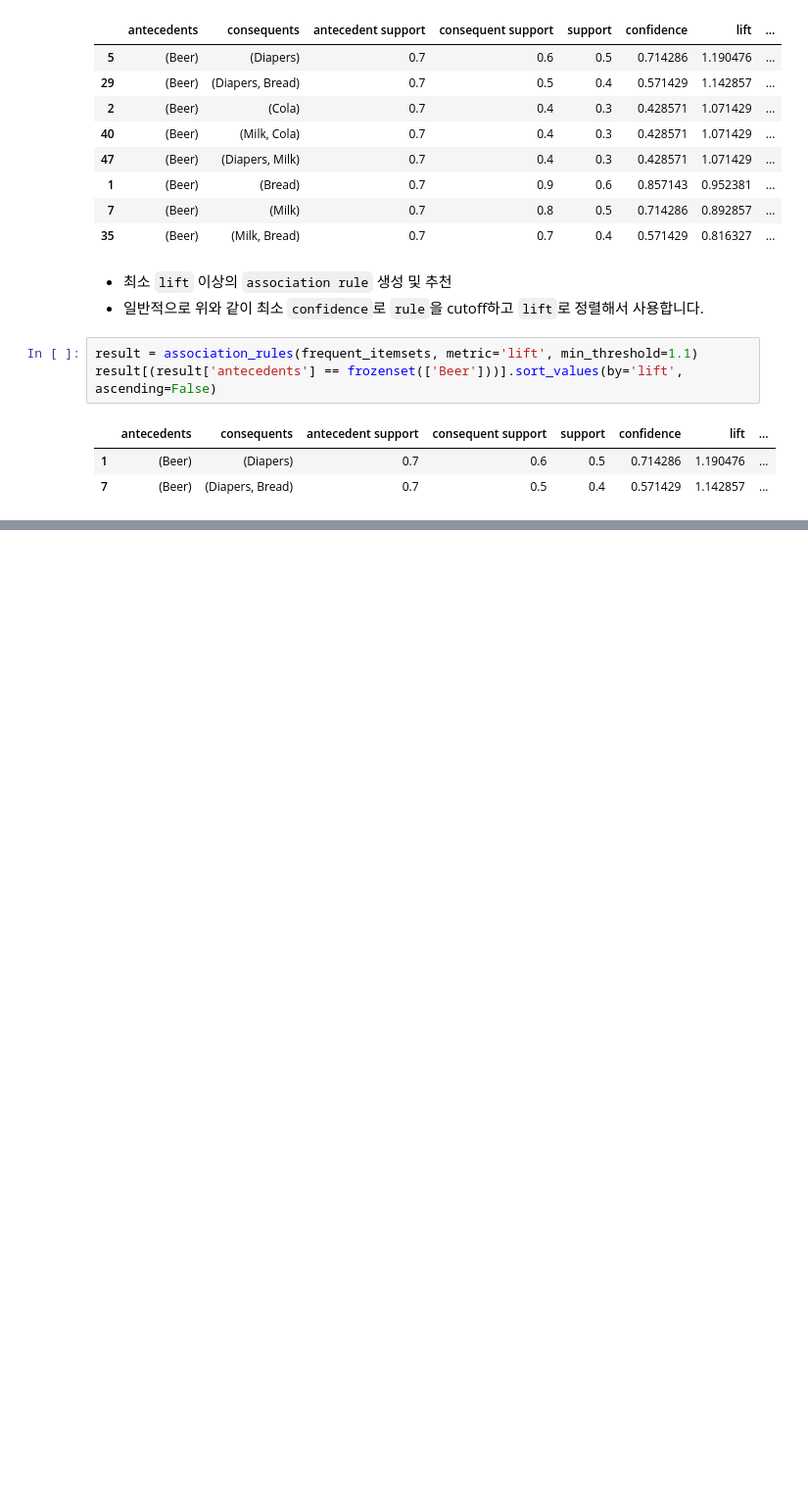
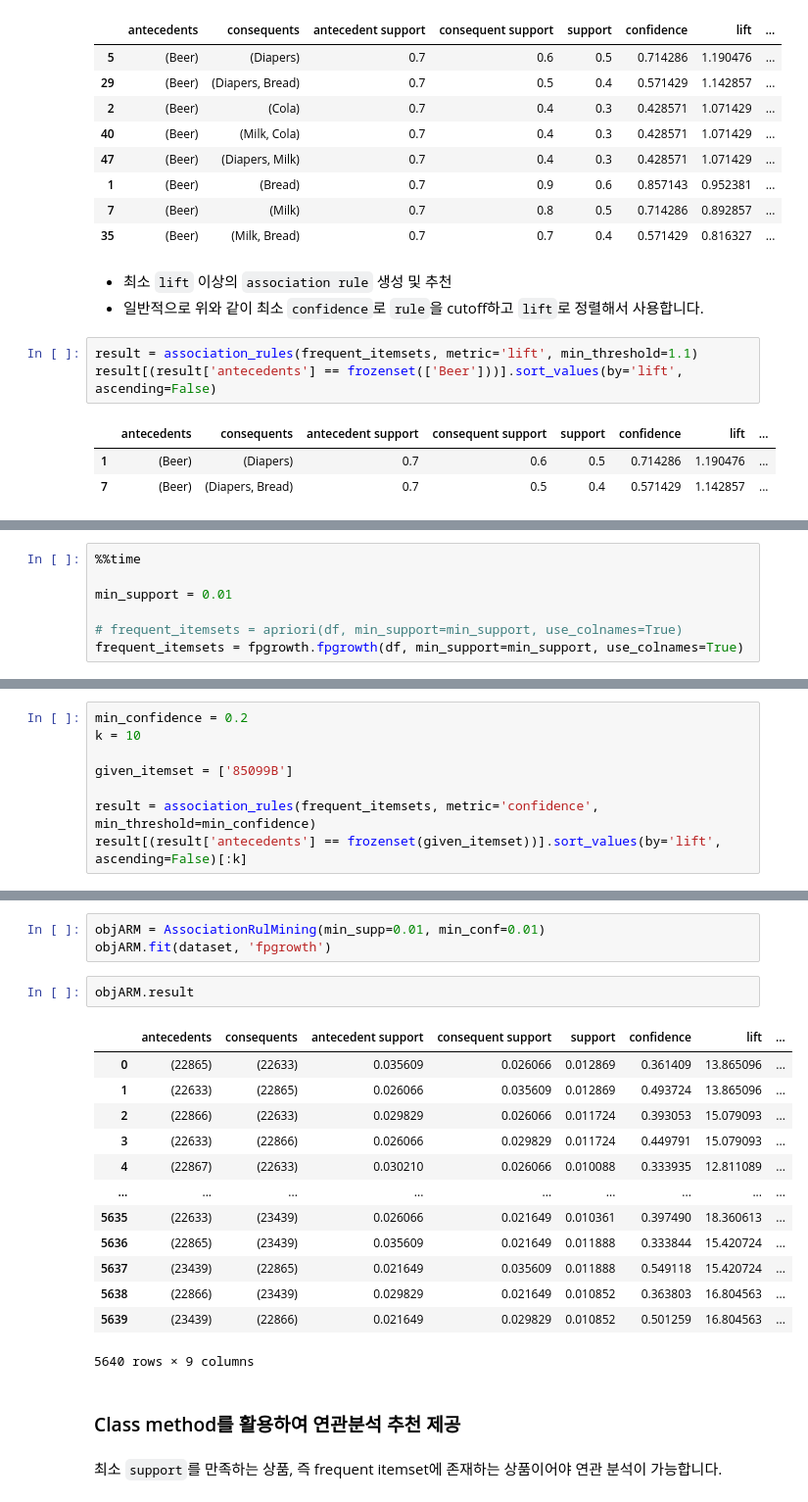
Before and after one commit to pray92/recommendation_system, a Jupyter notebook: recommendation_system_week_1st_practice.ipynb, the cells around one changed output, grey strips where cells are left out. Shown: that part at 98% size. Drawn from its saved outputs; the diff is of its cells as text; blank space fills up the shorter version.

```diff
--- a/recommendation_system_week_1st_practice.ipynb
+++ b/recommendation_system_week_1st_practice.ipynb
@@ -912,0 +1107,7 @@ result[(result['antecedents'] == frozenset(['Beer']))].sort_values(by='lift', as
+# %%
+%%time
+
+min_support = 0.01
+
+# frequent_itemsets = apriori(df, min_support=min_support, use_colnames=True)
+frequent_itemsets = fpgrowth.fpgrowth(df, min_support=min_support, use_colnames=True)
@@ -912,0 +1139,8 @@ result[(result['antecedents'] == frozenset(['Beer']))].sort_values(by='lift', as
+# %%
+min_confidence = 0.2
+k = 10
+
+given_itemset = ['85099B']
+
+result = association_rules(frequent_itemsets, metric='confidence', min_threshold=min_confidence)
+result[(result['antecedents'] == frozenset(given_itemset))].sort_values(by='lift', ascending=False)[:k]
@@ -912,0 +1213,23 @@ result[(result['antecedents'] == frozenset(['Beer']))].sort_values(by='lift', as
+# %%
+objARM = AssociationRulMining(min_supp=0.01, min_conf=0.01)
+objARM.fit(dataset, 'fpgrowth')
+# %%
+objARM.result
+# %% [output]
+|  | antecedents | consequents | antecedent support | consequent support | support | confidence | lift | ... |
+| 0 | (22865) | (22633) | 0.035609 | 0.026066 | 0.012869 | 0.361409 | 13.865096 | ... |
+| 1 | (22633) | (22865) | 0.026066 | 0.035609 | 0.012869 | 0.493724 | 13.865096 | ... |
+| 2 | (22866) | (22633) | 0.029829 | 0.026066 | 0.011724 | 0.393053 | 15.079093 | ... |
+| 3 | (22633) | (22866) | 0.026066 | 0.029829 | 0.011724 | 0.449791 | 15.079093 | ... |
+| 4 | (22867) | (22633) | 0.030210 | 0.026066 | 0.010088 | 0.333935 | 12.811089 | ... |
+| ... | ... | ... | ... | ... | ... | ... | ... | ... |
+| 5635 | (22633) | (23439) | 0.026066 | 0.021649 | 0.010361 | 0.397490 | 18.360613 | ... |
+| 5636 | (22865) | (23439) | 0.035609 | 0.021649 | 0.011888 | 0.333844 | 15.420724 | ... |
+| 5637 | (23439) | (22865) | 0.021649 | 0.035609 | 0.011888 | 0.549118 | 15.420724 | ... |
+| 5638 | (22866) | (23439) | 0.029829 | 0.021649 | 0.010852 | 0.363803 | 16.804563 | ... |
+| 5639 | (23439) | (22866) | 0.021649 | 0.029829 | 0.010852 | 0.501259 | 16.804563 | ... |
+5640 rows × 9 columns
+# %% [markdown]
+### Class method를 활용하여 연관분석 추천 제공
+# %% [markdown]
+최소 `support`를 만족하는 상품, 즉 frequent itemset에 존재하는 상품이어야 연관 분석이 가능합니다.
```
Also changed, not shown: parts of 102 cells of this notebook, 1 other file.
